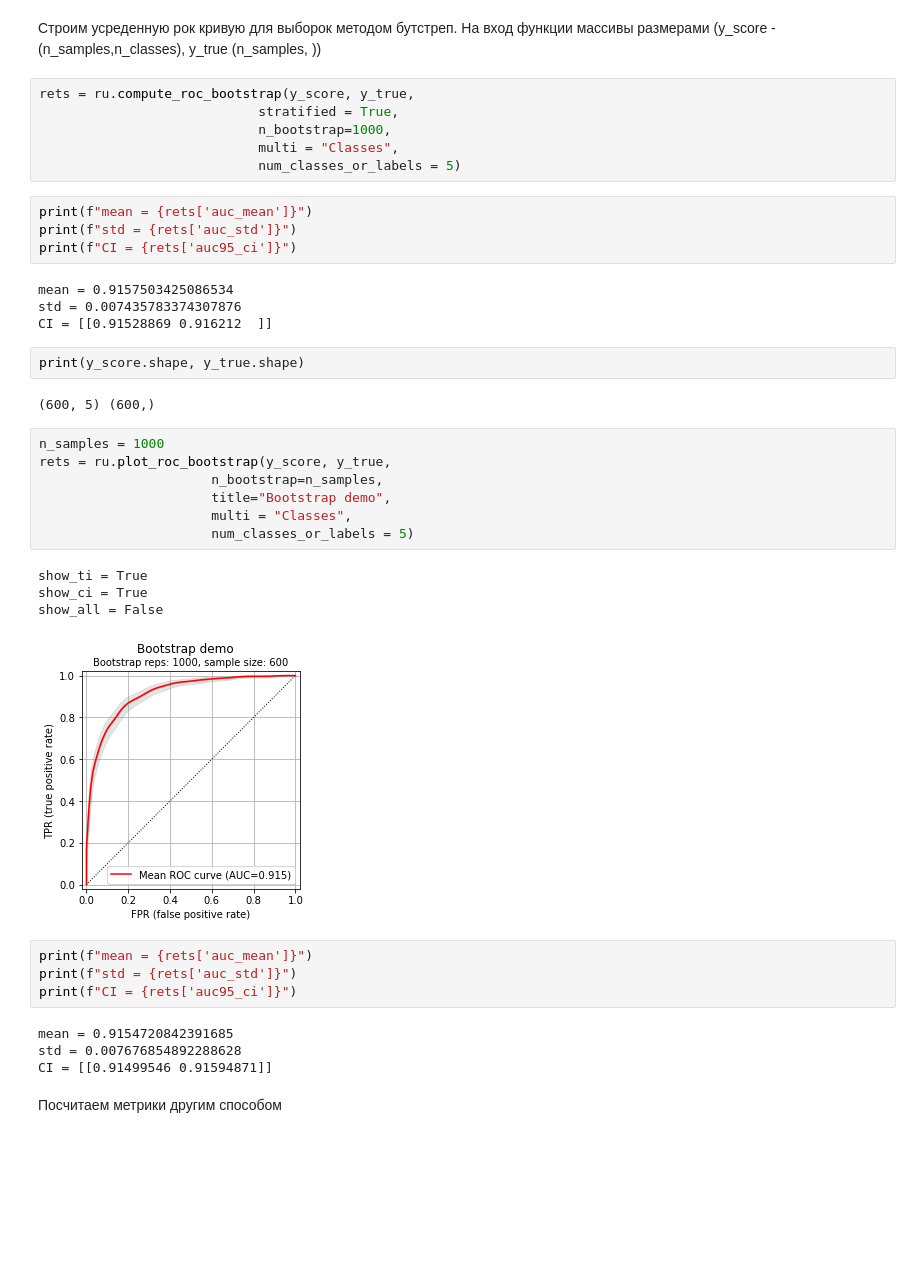
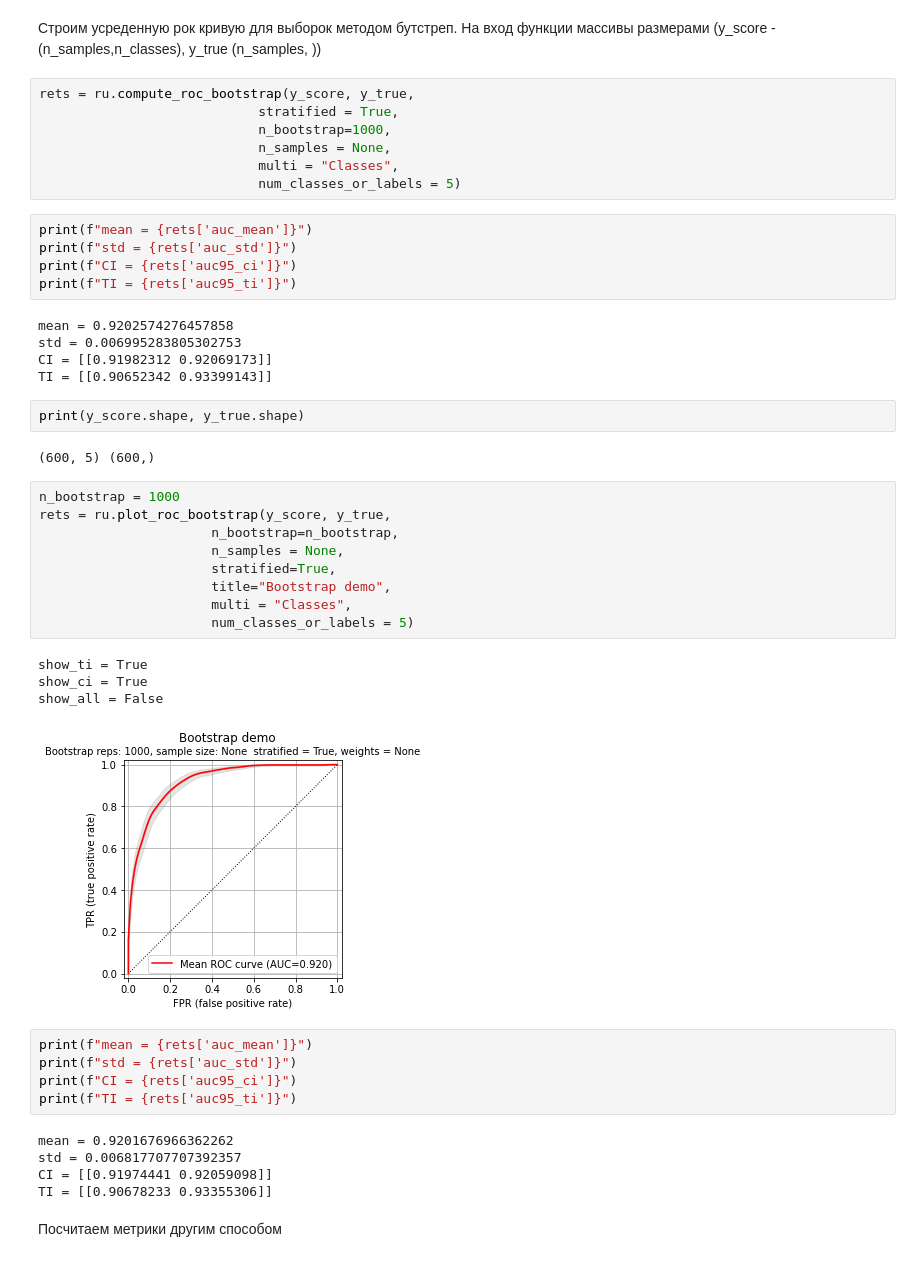
Before and after one commit to mykolesiko/git_utils_multiversion, a Jupyter notebook: roc_multi_3.ipynb, the cells around one changed output. Drawn from its saved outputs; the diff is of its cells as text; blank space fills up the shorter version.

```diff
--- a/roc_multi_3.ipynb
+++ b/roc_multi_3.ipynb
@@ -138,40 +152,47 @@ y_true (n_samples, ))
 rets = ru.compute_roc_bootstrap(y_score, y_true,
                             stratified = True,
                             n_bootstrap=1000,
+                            n_samples = None,
                             multi = "Classes",
                             num_classes_or_labels = 5)
 # %%
 print(f"mean = {rets['auc_mean']}")
 print(f"std = {rets['auc_std']}")
 print(f"CI = {rets['auc95_ci']}")
+print(f"TI = {rets['auc95_ti']}")
 # %% [output]
-mean = 0.9157503425086534
-std = 0.007435783374307876
-CI = [[0.91528869 0.916212  ]]
+mean = 0.9202574276457858
+std = 0.006995283805302753
+CI = [[0.91982312 0.92069173]]
+TI = [[0.90652342 0.93399143]]
 # %%
 print(y_score.shape, y_true.shape)
 # %% [output]
 (600, 5) (600,)
 # %%
-n_samples = 1000
+n_bootstrap = 1000
 rets = ru.plot_roc_bootstrap(y_score, y_true,
-                      n_bootstrap=n_samples,
+                      n_bootstrap=n_bootstrap,
+                      n_samples = None,
+                      stratified=True,
                       title="Bootstrap demo",
                       multi = "Classes",
                       num_classes_or_labels = 5)
 # %% [output]
 show_ti = True
 show_ci = True
 show_all = False
-[figure, old version]
+[figure, new version]
 # %%
 print(f"mean = {rets['auc_mean']}")
 print(f"std = {rets['auc_std']}")
 print(f"CI = {rets['auc95_ci']}")
+print(f"TI = {rets['auc95_ti']}")
 # %% [output]
-mean = 0.9154720842391685
-std = 0.007676854892288628
-CI = [[0.91499546 0.91594871]]
+mean = 0.9201676966362262
+std = 0.006817707707392357
+CI = [[0.91974441 0.92059098]]
+TI = [[0.90678233 0.93355306]]
 # %% [markdown]
 Посчитаем метрики другим способом
 # %%
```
Also changed, not shown: parts of 13 cells of this notebook, 3 other files.
